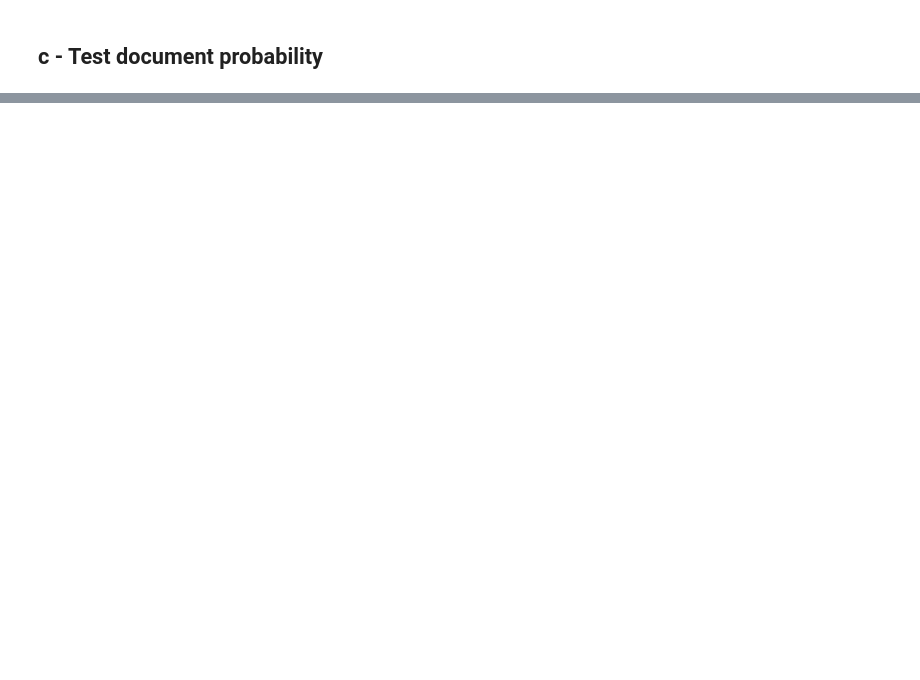
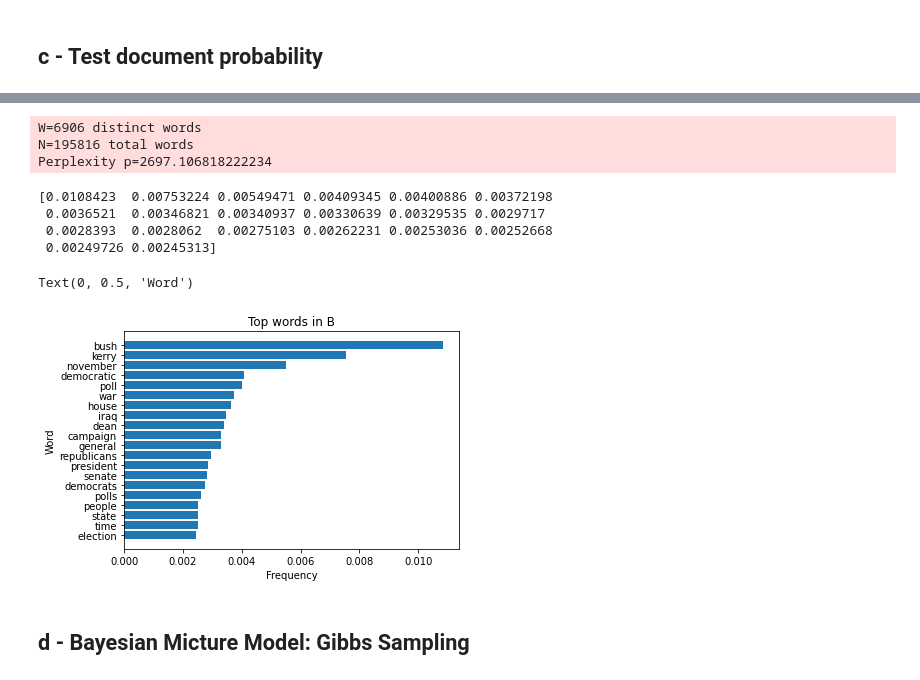
Before and after one commit to LozzaTray/4F10, a Jupyter notebook: C3/code/cw3.ipynb, the cells around one changed output, grey strips where cells are left out. Saved outputs shown, nothing was run; the diff lists cells and outputs as text; code cells hidden in the pictures; blank space fills up the shorter version.

```diff
--- a/C3/code/cw3.ipynb
+++ b/C3/code/cw3.ipynb
@@ -138,17 +138,49 @@ Perplexity p=4310.830357031509
 # %%
-W = np.max([np.max(A[:, 1]), np.max(B[:, 1])])  # total number of unique words
-D = np.max(A[:, 0])  # number of documents in A
+b_docs = np.max(B[:, 0])  # number of documents in A
 
 # Initialization: assign each document a mixture component at random
-word_counts = np.zeros(W)  # counts of each word
+b_word_counts = np.zeros(W)  # counts of each word
 
 # Populate the count matrices by looping over documents
-for doc in tqdm(range(D)):
-    doc_indices = np.where(A[:, 0] == doc+1)  # get all occurrences of document d in the training data
-    word_ids = np.array(A[doc_indices, 1])  # unique word id's in document d
-    counts = np.array(A[doc_indices, 2])  # counts of words in document d
-    word_counts[word_ids-1] += counts  # number of times w is assigned to component k
+for doc in tqdm(range(b_docs)):
+    doc_indices = np.where(B[:, 0] == doc+1)  # get all occurrences of document d in the training data
+    word_ids = np.array(B[doc_indices, 1])  # unique word id's in document d
+    counts = np.array(B[doc_indices, 2])  # counts of words in document d
+    b_word_counts[word_ids-1] += counts  # number of times w is assigned to component k
 print("complete")
 
-num_words = np.sum(word_counts).astype(int)
-word_frequencies = np.true_divide(word_counts, num_words)
+b_num_words = np.sum(b_word_counts).astype(int)
+b_word_frequencies = np.true_divide(b_word_counts, num_words)
+
+print("W={} distinct words".format(W))
+print("N={} total words".format(b_num_words))
+
+log_prob_b = np.dot(b_word_counts, log_post_freqs)
+perplexity_b = np.exp( - log_prob_b / b_num_words)
+
+print("Perplexity p={}".format(perplexity_b))
+# %% [output]
+W=6906 distinct words
+N=195816 total words
+Perplexity p=2697.106818222234
+# %%
+cutoff = 20
+top_word_indices = np.argsort(b_word_frequencies)[::-1][:cutoff]
+top_frequencies = b_word_frequencies[top_word_indices]
+top_words = [word[0] for word in V[top_word_indices, 0]]
+
+print(top_frequencies)
+
+plt.barh(top_words[::-1], top_frequencies[::-1])
+plt.title("Top words in B")
+plt.xlabel("Frequency")
+plt.ylabel("Word")
+# %% [output]
+[0.0108423  0.00753224 0.00549471 0.00409345 0.00400886 0.00372198
+ 0.0036521  0.00346821 0.00340937 0.00330639 0.00329535 0.0029717
+ 0.0028393  0.0028062  0.00275103 0.00262231 0.00253036 0.00252668
+ 0.00249726 0.00245313]
+Text(0, 0.5, 'Word')
+[figure, added]
+# %% [markdown]
+## d - Bayesian Micture Model: Gibbs Sampling
```
Also changed, not shown: parts of 11 cells of this notebook, 9 other files.
